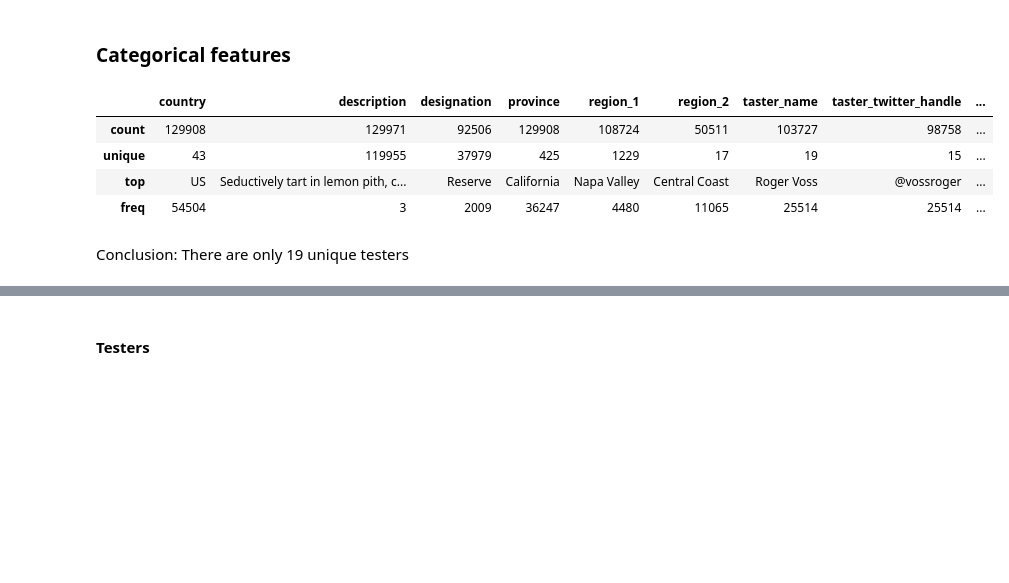
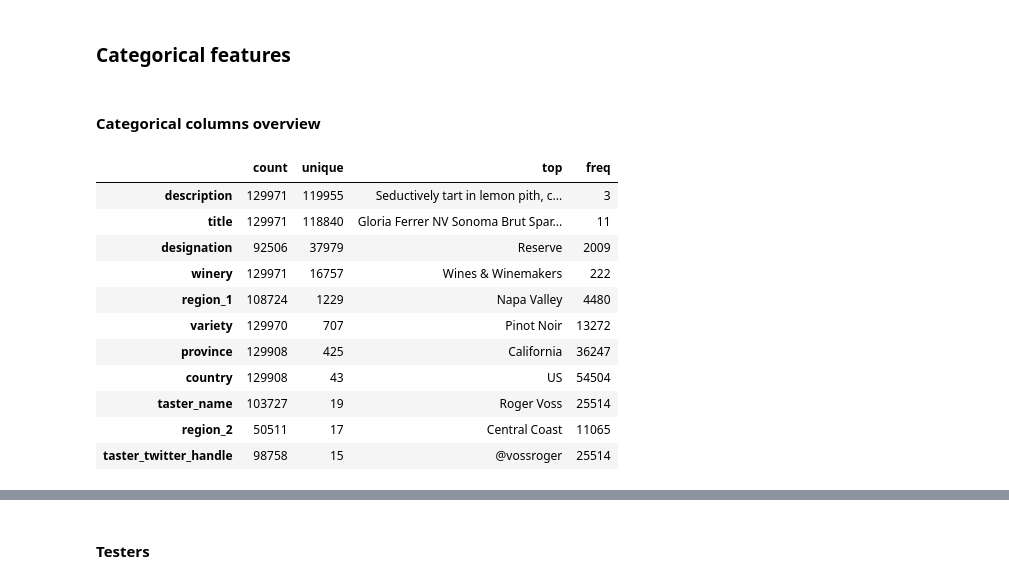
Before and after one commit to Msaters/projektUczenieMaszynowe, a Jupyter notebook: data_exploration.ipynb, the cells around one changed output, grey strips where cells are left out. Saved outputs shown, nothing was run; the diff lists cells and outputs as text; code cells hidden in the pictures; blank space fills up the shorter version.

```diff
--- a/data_exploration.ipynb
+++ b/data_exploration.ipynb
@@ -178,13 +178,20 @@ fig.tight_layout()
 [figure]
 # %% [markdown]
 ### Categorical features
+# %% [markdown]
+#### Categorical columns overview
 # %%
-df.describe(include="object")
+df.describe(include="object").T.sort_values("unique", ascending=False)
 # %% [output]
-|  | country | description | designation | province | region_1 | region_2 | taster_name | taster_twitter_handle | ... |
-| count | 129908 | 129971 | 92506 | 129908 | 108724 | 50511 | 103727 | 98758 | ... |
-| unique | 43 | 119955 | 37979 | 425 | 1229 | 17 | 19 | 15 | ... |
-| top | US | Seductively tart in lemon pith, c... | Reserve | California | Napa Valley | Central Coast | Roger Voss | @vossroger | ... |
-| freq | 54504 | 3 | 2009 | 36247 | 4480 | 11065 | 25514 | 25514 | ... |
+|  | count | unique | top | freq |
+| description | 129971 | 119955 | Seductively tart in lemon pith, c... | 3 |
+| title | 129971 | 118840 | Gloria Ferrer NV Sonoma Brut Spar... | 11 |
+| designation | 92506 | 37979 | Reserve | 2009 |
+| winery | 129971 | 16757 | Wines & Winemakers | 222 |
+| region_1 | 108724 | 1229 | Napa Valley | 4480 |
+| variety | 129970 | 707 | Pinot Noir | 13272 |
+| province | 129908 | 425 | California | 36247 |
+| country | 129908 | 43 | US | 54504 |
+| taster_name | 103727 | 19 | Roger Voss | 25514 |
+| region_2 | 50511 | 17 | Central Coast | 11065 |
+| taster_twitter_handle | 98758 | 15 | @vossroger | 25514 |
-# %% [markdown]
-Conclusion: There are only 19 unique testers
```
Also changed, not shown: parts of 14 cells of this notebook.
